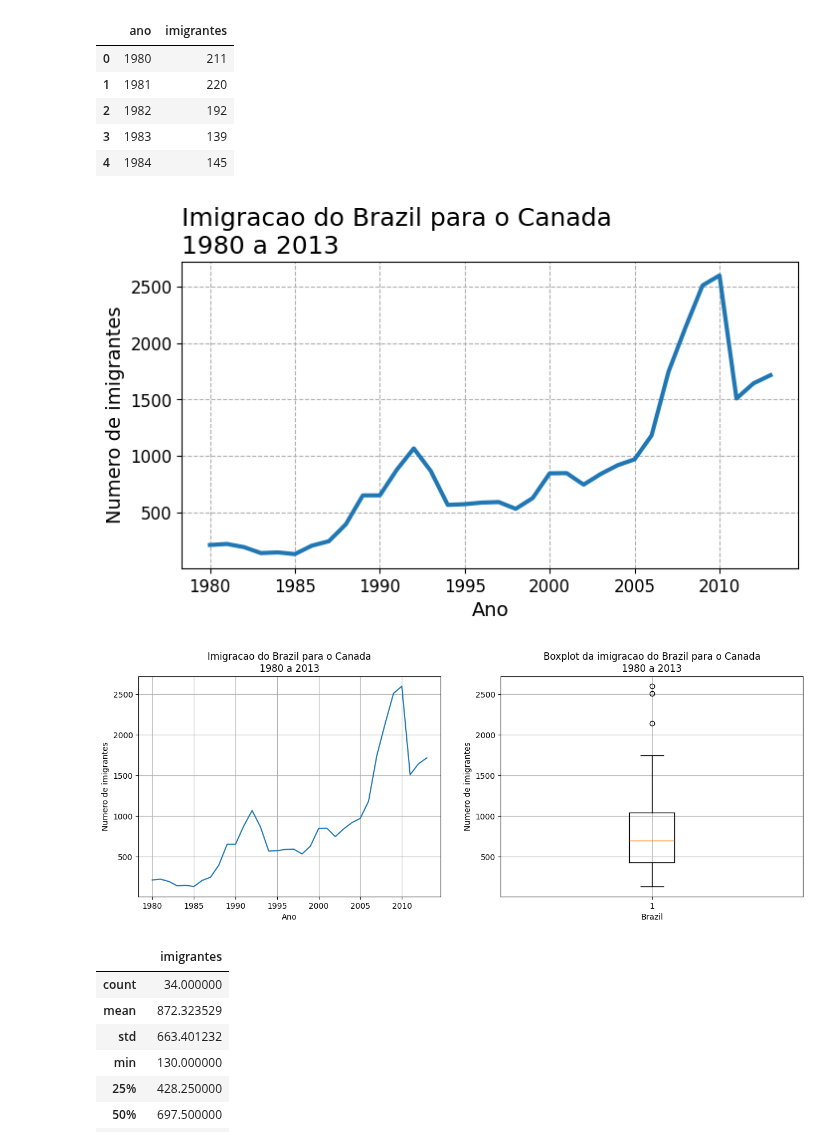
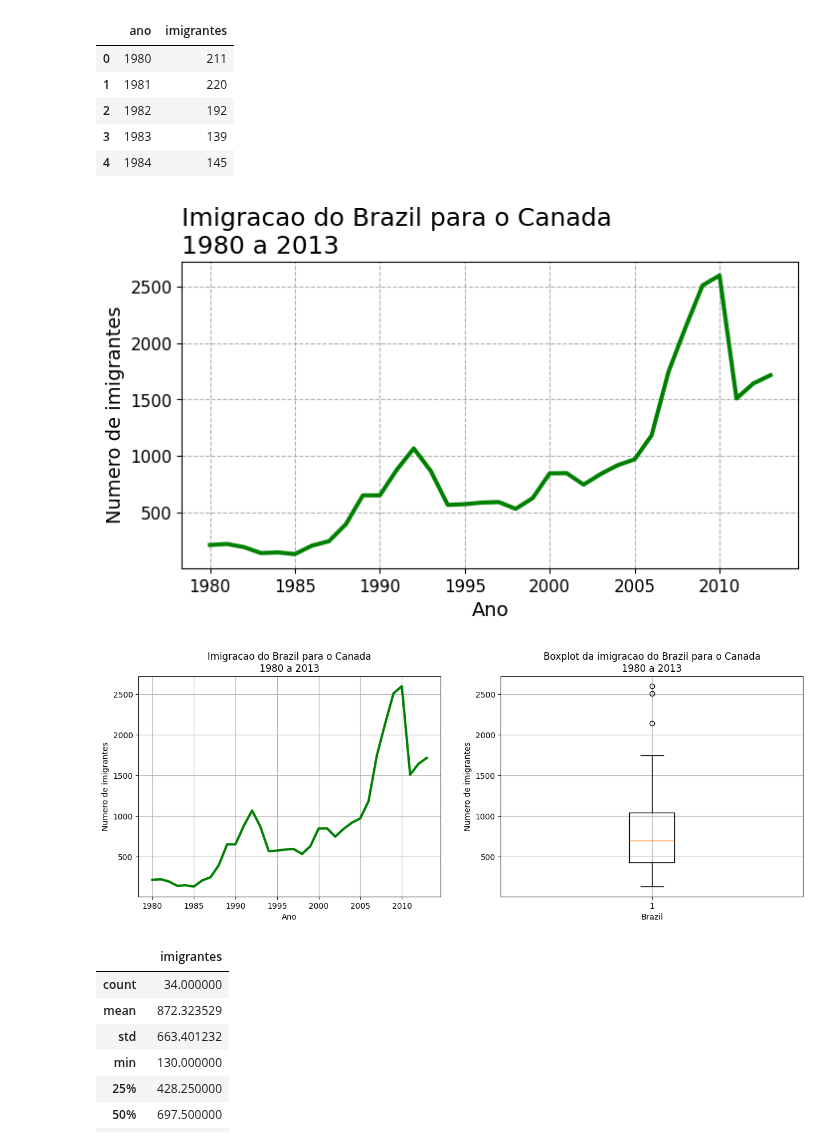
Before and after one commit to 59cyluc/data-science-studies, a Jupyter notebook: 00_canadian_immigration/01_canadian_immigration.ipynb, the cells around one changed output. Saved outputs shown, nothing was run; the diff lists cells and outputs as text; code cells hidden in the pictures.

```diff
--- a/00_canadian_immigration/01_canadian_immigration.ipynb
+++ b/00_canadian_immigration/01_canadian_immigration.ipynb
@@ -94,21 +94,20 @@ dados_brazil.head()
 | 4 | 1984 | 145 |
 # %%
 fig, ax = plt.subplots(figsize=(8,4))
-ax.plot(dados_brazil["ano"], dados_brazil["imigrantes"], lw=3)
+ax.plot(dados_brazil["ano"], dados_brazil["imigrantes"], lw=3, color="g")
 ax.set_title("Imigracao do Brazil para o Canada\n1980 a 2013", fontsize=18, loc="left")
 ax.set_xlabel("Ano", fontsize=14)
 ax.set_ylabel("Numero de imigrantes", fontsize=14)
 ax.xaxis.set_tick_params(labelsize=12)
 ax.yaxis.set_tick_params(labelsize=12)
-ax.xaxis
 ax.xaxis.set_major_locator(plt.MultipleLocator(5))
 plt.grid(linestyle="--")
 plt.show()
 # %% [output]
-[figure, old version]
+[figure, new version]
 # %%
 fig, axs = plt.subplots(1,2, figsize=(15,5))
-axs[0].plot(dados_brazil["ano"], dados_brazil["imigrantes"])
+axs[0].plot(dados_brazil["ano"], dados_brazil["imigrantes"], lw=3, color="g")
 axs[0].set_title("Imigracao do Brazil para o Canada\n1980 a 2013")
 axs[0].set_xlabel("Ano")
 axs[0].set_ylabel("Numero de imigrantes")
@@ -121,7 +120,7 @@ axs[1].set_xlabel("Brazil")
 axs[1].set_ylabel("Numero de imigrantes")
 axs[1].grid()
 # %% [output]
-[figure, old version]
+[figure, new version]
 # %%
 dados_brazil.describe()
 # %% [output]
```
Also changed, not shown: parts of 4 cells of this notebook, 1 other file.
